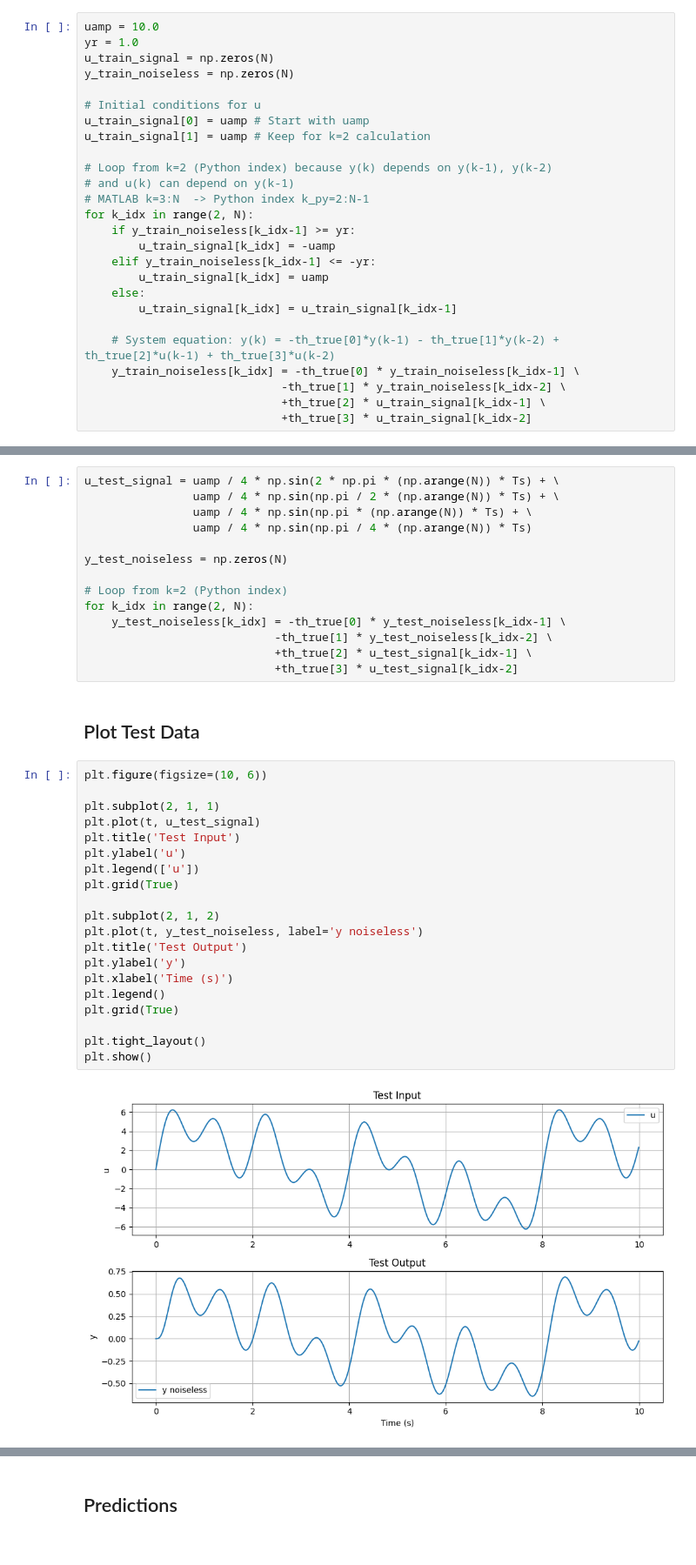
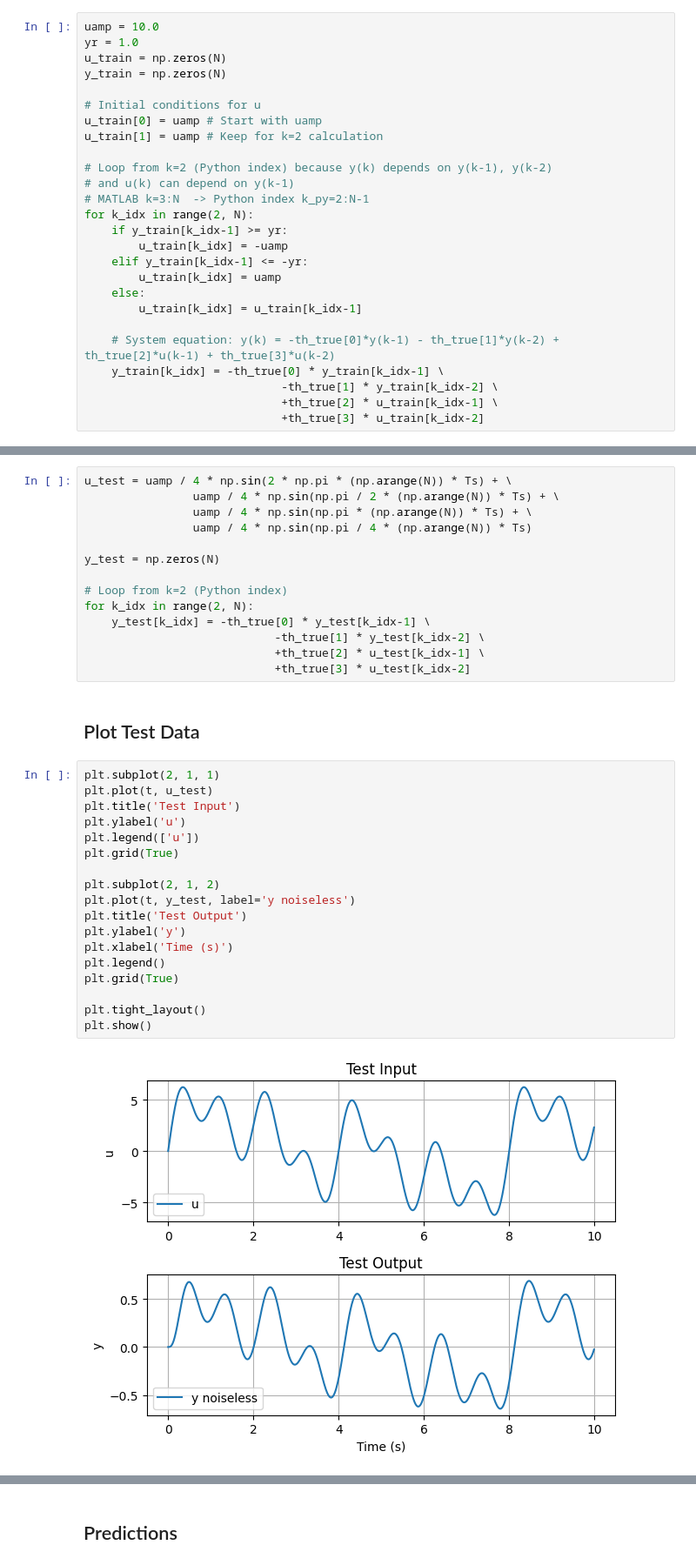
Before and after one commit to helonayala/sysid, a Jupyter notebook: 01_batch_least_squares.ipynb, the cells around one changed output, grey strips where cells are left out. Shown at 87% size. Drawn from its saved outputs; the diff is of its cells as text.

```diff
--- a/01_batch_least_squares.ipynb
+++ b/01_batch_least_squares.ipynb
@@ -91,29 +91,29 @@ A relay feedback system is used to generate exciting input for training.
 # %%
 uamp = 10.0
 yr = 1.0
-u_train_signal = np.zeros(N)
-y_train_noiseless = np.zeros(N)
+u_train = np.zeros(N)
+y_train = np.zeros(N)
 
 # Initial conditions for u
-u_train_signal[0] = uamp # Start with uamp
-u_train_signal[1] = uamp # Keep for k=2 calculation
+u_train[0] = uamp # Start with uamp
+u_train[1] = uamp # Keep for k=2 calculation
 
 # Loop from k=2 (Python index) because y(k) depends on y(k-1), y(k-2)
 # and u(k) can depend on y(k-1)
 # MATLAB k=3:N  -> Python index k_py=2:N-1
 for k_idx in range(2, N):
-    if y_train_noiseless[k_idx-1] >= yr:
-        u_train_signal[k_idx] = -uamp
-    elif y_train_noiseless[k_idx-1] <= -yr:
-        u_train_signal[k_idx] = uamp
+    if y_train[k_idx-1] >= yr:
+        u_train[k_idx] = -uamp
+    elif y_train[k_idx-1] <= -yr:
+        u_train[k_idx] = uamp
     else:
-        u_train_signal[k_idx] = u_train_signal[k_idx-1]
+        u_train[k_idx] = u_train[k_idx-1]
 
     # System equation: y(k) = -th_true[0]*y(k-1) - th_true[1]*y(k-2) + th_true[2]*u(k-1) + th_true[3]*u(k-2)
-    y_train_noiseless[k_idx] = -th_true[0] * y_train_noiseless[k_idx-1] \
-                             -th_true[1] * y_train_noiseless[k_idx-2] \
-                             +th_true[2] * u_train_signal[k_idx-1] \
-                             +th_true[3] * u_train_signal[k_idx-2]
+    y_train[k_idx] = -th_true[0] * y_train[k_idx-1] \
+                             -th_true[1] * y_train[k_idx-2] \
+                             +th_true[2] * u_train[k_idx-1] \
+                             +th_true[3] * u_train[k_idx-2]
 # %% [markdown]
 ## Plot Training Data
 # %%
@@ -143,41 +144,39 @@ plt.show()
 
 A sum of sinusoids is used as input for the test set.
 # %%
-u_test_signal = uamp / 4 * np.sin(2 * np.pi * (np.arange(N)) * Ts) + \
+u_test = uamp / 4 * np.sin(2 * np.pi * (np.arange(N)) * Ts) + \
                 uamp / 4 * np.sin(np.pi / 2 * (np.arange(N)) * Ts) + \
                 uamp / 4 * np.sin(np.pi * (np.arange(N)) * Ts) + \
                 uamp / 4 * np.sin(np.pi / 4 * (np.arange(N)) * Ts)
 
-y_test_noiseless = np.zeros(N)
+y_test = np.zeros(N)
 
 # Loop from k=2 (Python index)
 for k_idx in range(2, N):
-    y_test_noiseless[k_idx] = -th_true[0] * y_test_noiseless[k_idx-1] \
-                            -th_true[1] * y_test_noiseless[k_idx-2] \
-                            +th_true[2] * u_test_signal[k_idx-1] \
-                            +th_true[3] * u_test_signal[k_idx-2]
+    y_test[k_idx] = -th_true[0] * y_test[k_idx-1] \
+                            -th_true[1] * y_test[k_idx-2] \
+                            +th_true[2] * u_test[k_idx-1] \
+                            +th_true[3] * u_test[k_idx-2]
 # %% [markdown]
 ## Plot Test Data
 # %%
-plt.figure(figsize=(10, 6))
-
 plt.subplot(2, 1, 1)
-plt.plot(t, u_test_signal)
+plt.plot(t, u_test)
 plt.title('Test Input')
 plt.ylabel('u')
 plt.legend(['u'])
 plt.grid(True)
 
 plt.subplot(2, 1, 2)
-plt.plot(t, y_test_noiseless, label='y noiseless')
+plt.plot(t, y_test, label='y noiseless')
 plt.title('Test Output')
 plt.ylabel('y')
 plt.xlabel('Time (s)')
 plt.legend()
 plt.grid(True)
 
 plt.tight_layout()
 plt.show()
 # %% [output]
-[figure, old version]
+[figure, new version]
 # %% [markdown]
```
Also changed, not shown: parts of 4 cells of this notebook.
